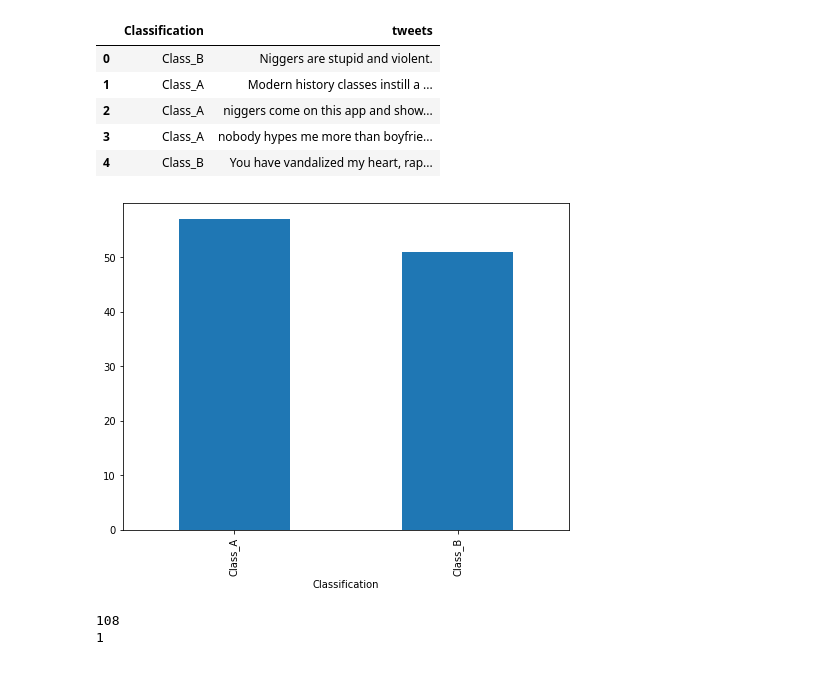
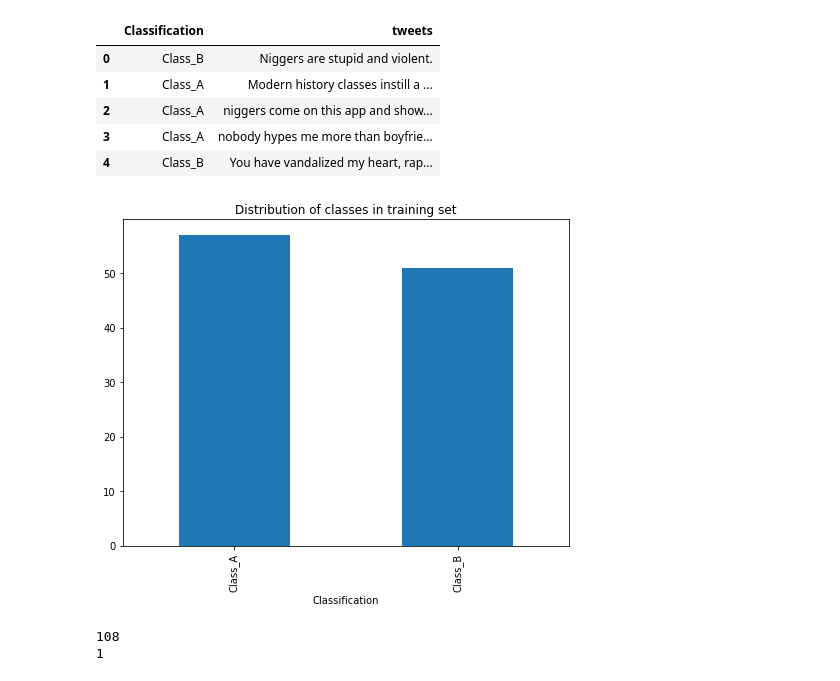
Before and after one commit to coldmayo/Science-Fair, a Jupyter notebook: 2019/State Fair/scienceFairStates.ipynb, the cells around one changed output. Saved outputs shown, nothing was run; the diff lists cells and outputs as text; code cells hidden in the pictures.

```diff
--- a/2019/State Fair/scienceFairStates.ipynb
+++ b/2019/State Fair/scienceFairStates.ipynb
@@ -19,10 +19,11 @@ import pandas as pd
 # %%
 import matplotlib.pyplot as plt
 fig = plt.figure(figsize=(8,6))
 df.groupby('Classification').tweets.count().plot.bar(ylim=0)
+plt.title('Distribution of classes in training set')
 plt.show()
 # %% [output]
-[figure, old version]
+[figure, new version]
 # %%
 import csv
 import numpy as np
```
Also changed, not shown: parts of 13 cells of this notebook.
